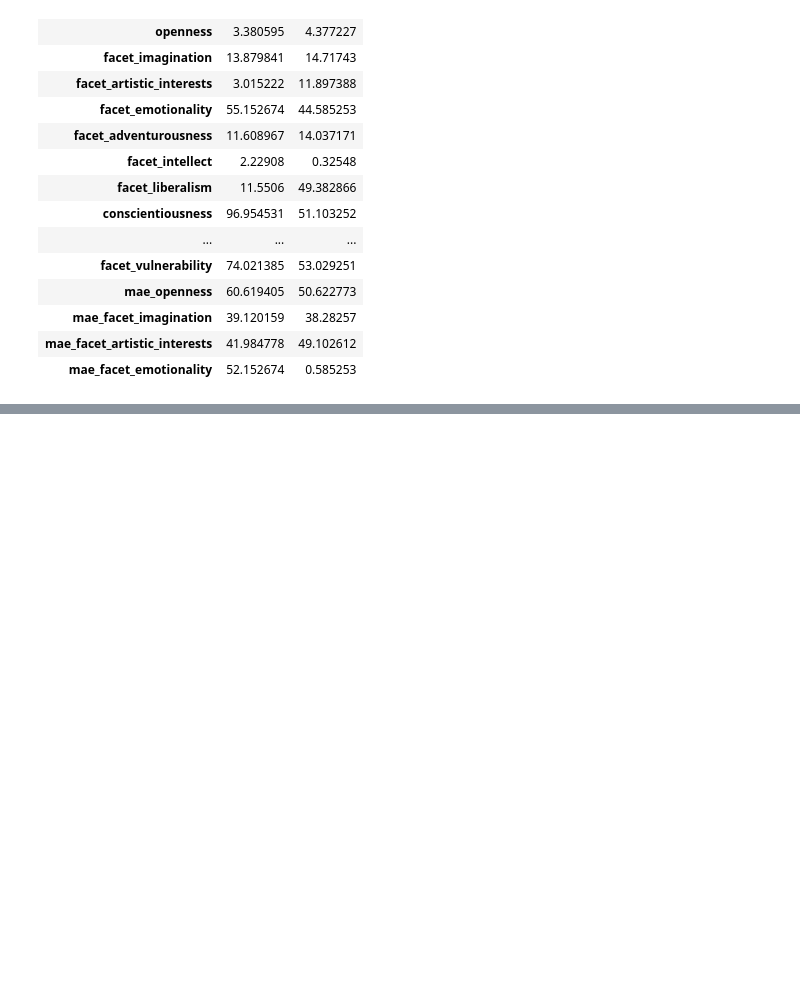
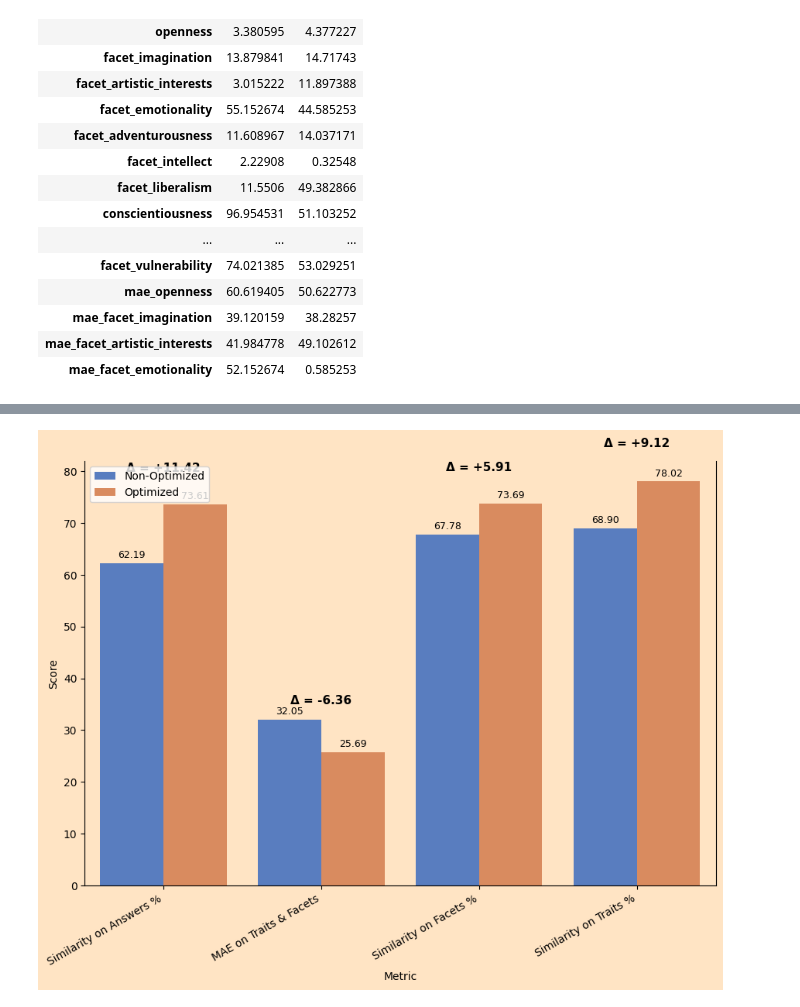
Before and after one commit to samiaFife/LLM-PersonaBench, a Jupyter notebook: notebooks/simulation analysis.ipynb, the cells around one changed output, grey strips where cells are left out. Saved outputs shown, nothing was run; the diff lists cells and outputs as text; code cells hidden in the pictures; blank space fills up the shorter version.

```diff
--- a/notebooks/simulation analysis.ipynb
+++ b/notebooks/simulation analysis.ipynb
@@ -78,0 +215,95 @@ df_simulated2.T.iloc[:41]
+# %%
+# Load data
+df = pd.read_excel('../data/raw/графики.xlsx', sheet_name='Лист1')
+df['GigaChat3'] = df['GigaChat3'].ffill()
+
+# === Select cluster ===
+cluster_name = 'Cluster 2'  # change to 'Cluster 1' if needed
+cluster_data = df[df['GigaChat3'].str.contains(cluster_name, na=False)]
+
+metrics_raw = [
+    'mean_similarity',
+    'mean_mae_35',
+    'mean_similarity facets',
+    'mean_similarity traits'
+]
+metrics_display = [
+    'Similarity on Answers %',
+    'MAE on Traits & Facets',
+    'Similarity on Facets %',
+    'Similarity on Traits %'
+]
+
+non_opt = cluster_data[cluster_data['Prompt'] == 'non opt'].iloc[0][metrics_raw].values.astype(float)
+opt = cluster_data[cluster_data['Prompt'] == 'opt'].iloc[0][metrics_raw].values.astype(float)
+
+# Convert similarity metrics to %
+for i in [0, 2, 3]:
+    non_opt[i] *= 100
+    opt[i] *= 100
+
+# DataFrame for plotting
+plot_df = pd.DataFrame({
+    'Metric': metrics_display * 2,
+    'Value': list(non_opt) + list(opt),
+    'Type': ['Non-Optimized'] * 4 + ['Optimized'] * 4
+})
+
+# === Plot ===
+fig, ax = plt.subplots(figsize=(10.5, 6.5))
+
+sns.barplot(
+    data=plot_df,
+    x='Metric',
+    y='Value',
+    hue='Type',
+    palette='muted',
+    ax=ax
+)
+
+# Add value labels on top of bars
+for container in ax.containers:
+    ax.bar_label(
+        container,
+        fmt='%.2f',
+        fontsize=9,
+        padding=3
+    )
+
+# Highlight differences (Δ) more clearly
+for i in range(len(metrics_display)):
+    delta = opt[i] - non_opt[i]
+    y_pos = max(non_opt[i], opt[i]) * 1.08
+
+    ax.text(
+        i,
+        y_pos,
+        f'Δ = {delta:+.2f}',
+        ha='center',
+        va='bottom',
+        fontsize=11,
+        fontweight='bold',
+        color='black'
+    )
+
+# Legend placement (top-right, not overlapping bars)
+
+ax.legend(
+    title='',
+    loc='upper left',
+
+    frameon=True
+)
+
+plt.tight_layout(rect=[0, 0, 0.85, 1])
+
+ax.spines['top'].set_visible(False)
+plt.xticks(rotation=30, ha='right')
+plt.ylabel('Score')
+
+ax.set_facecolor("#FFE4C4")
+fig.patch.set_facecolor("#FFE4C4")
+
+plt.show()
+# %% [output]
+[figure, added]
```
Also changed, not shown: parts of 10 cells of this notebook, 12 other files.
